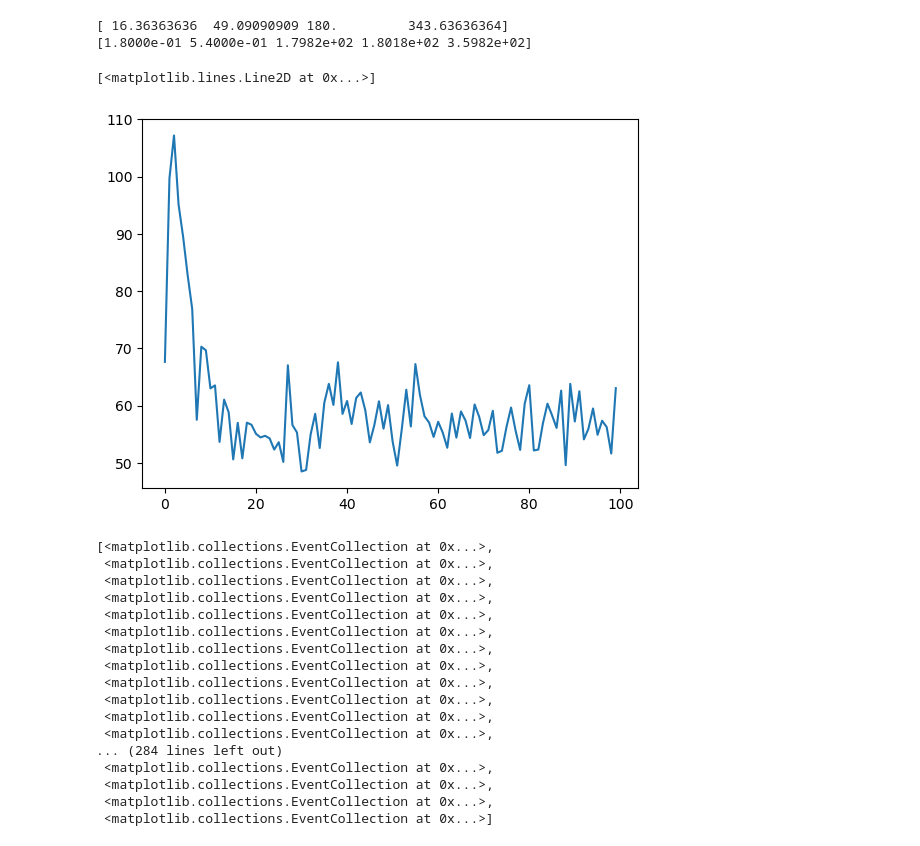
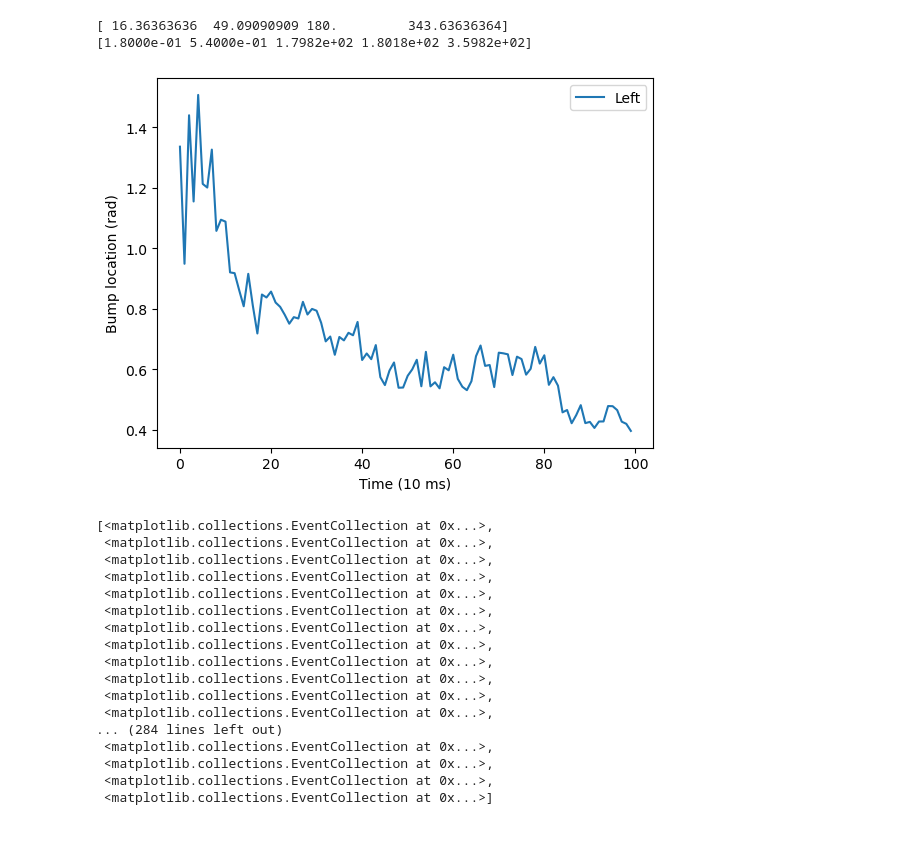
Before and after one commit to CamilleChallier/NX-465-Bump_Attractors, a Jupyter notebook: 1_bump_attractor.ipynb, the cells around one changed output. Saved outputs shown, nothing was run; the diff lists cells and outputs as text; code cells hidden in the pictures.

Commit message:
change bump fct in 1

```diff
--- a/1_bump_attractor.ipynb
+++ b/1_bump_attractor.ipynb
@@ -45,8 +45,12 @@ theta = get_theta_time_series(spikes=s)
-# %%
-plt.plot(theta)
-# %% [output]
-[<matplotlib.lines.Line2D at 0x...>]
-[figure, removed]
+# %%
+bump_location = get_bump(s, N = ct.N)
+plt.plot(bump_location, label='Left')
+plt.xlabel('Time (10 ms)')
+plt.ylabel('Bump location (rad)')
+plt.legend()
+plt.show()
+# %% [output]
+[figure, added]
 # %%
 fig = plt.figure()
 spike_times = [np.where(s.T[i] !=0)[0] for i in range(ct.N)]
```
Also changed, not shown: parts of 3 cells of this notebook.
